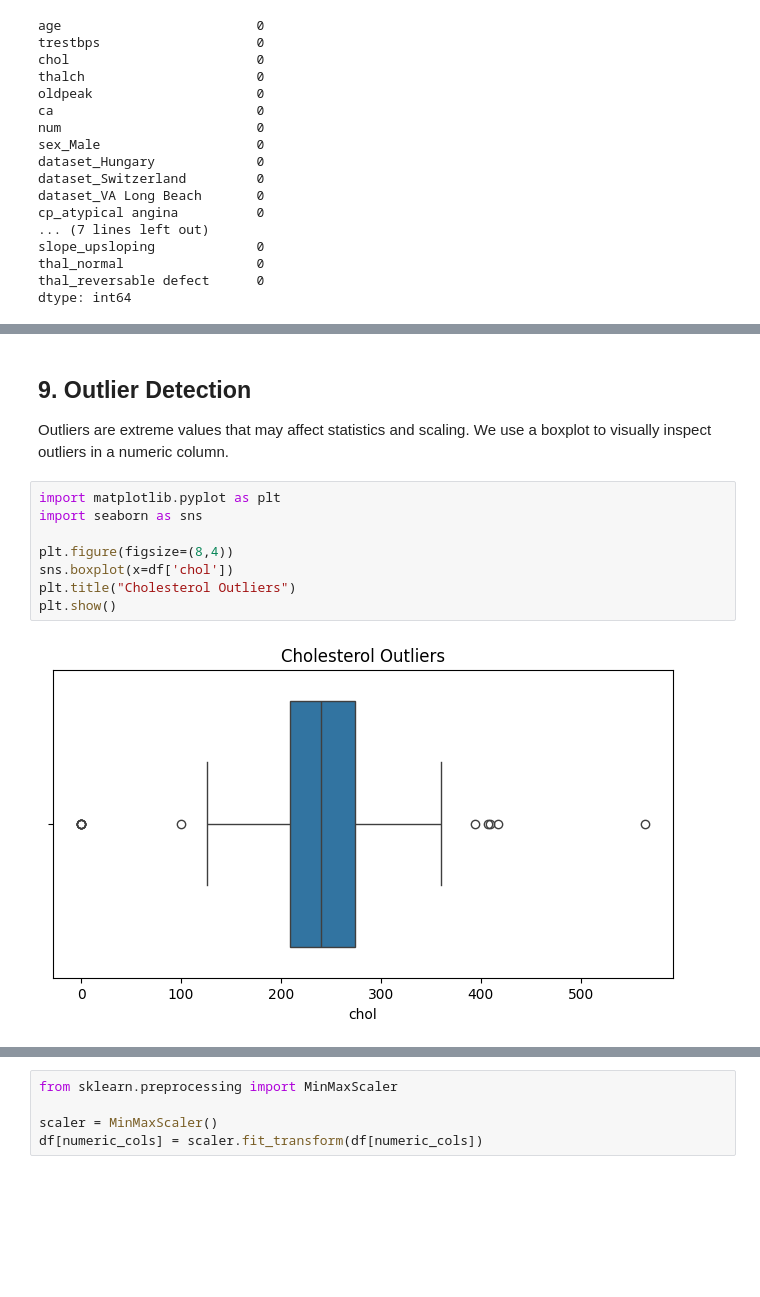
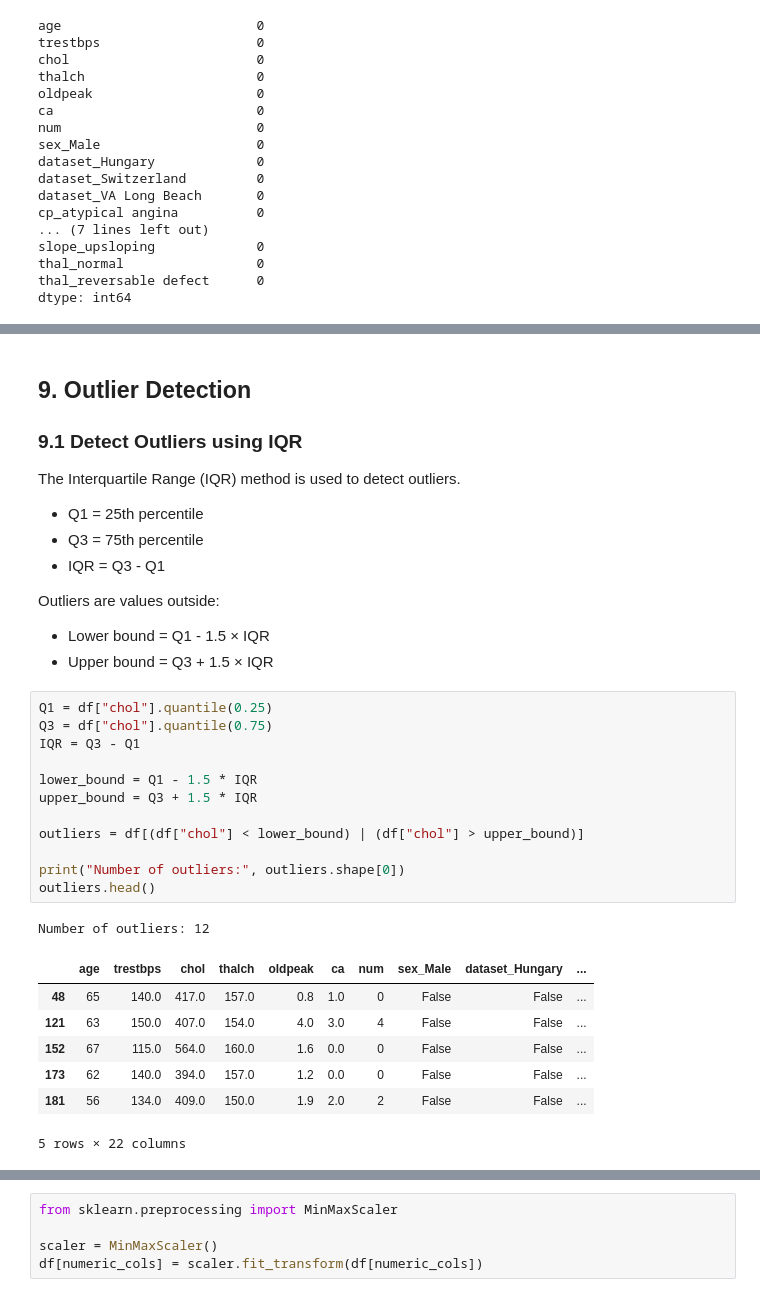
Before and after one commit to danahalghamdi80-ctrl/lap4, a Jupyter notebook: Heart_Disease_Data_Quality.ipynb, the cells around one changed output, grey strips where cells are left out. Drawn from its saved outputs; the diff is of its cells as text; blank space fills up the shorter version.

```diff
--- a/Heart_Disease_Data_Quality.ipynb
+++ b/Heart_Disease_Data_Quality.ipynb
@@ -173,14 +180,35 @@ Rows containing missing values were removed to ensure clean preprocessing.
 # %% [markdown]
 ## 9. Outlier Detection
 
-Outliers are extreme values that may affect statistics and scaling. We use a boxplot to visually inspect outliers in a numeric column.
+### 9.1 Detect Outliers using IQR
+
+The Interquartile Range (IQR) method is used to detect outliers.
+
+- Q1 = 25th percentile
+- Q3 = 75th percentile
+- IQR = Q3 - Q1
+
+Outliers are values outside:
+- Lower bound = Q1 - 1.5 × IQR
+- Upper bound = Q3 + 1.5 × IQR
 # %%
-import matplotlib.pyplot as plt
-import seaborn as sns
+Q1 = df["chol"].quantile(0.25)
+Q3 = df["chol"].quantile(0.75)
+IQR = Q3 - Q1
 
-plt.figure(figsize=(8,4))
-sns.boxplot(x=df['chol'])
-plt.title("Cholesterol Outliers")
-plt.show()
+lower_bound = Q1 - 1.5 * IQR
+upper_bound = Q3 + 1.5 * IQR
+
+outliers = df[(df["chol"] < lower_bound) | (df["chol"] > upper_bound)]
+
+print("Number of outliers:", outliers.shape[0])
+outliers.head()
 # %% [output]
-[figure, removed]
+Number of outliers: 12
+|  | age | trestbps | chol | thalch | oldpeak | ca | num | sex_Male | dataset_Hungary | ... |
+| 48 | 65 | 140.0 | 417.0 | 157.0 | 0.8 | 1.0 | 0 | False | False | ... |
+| 121 | 63 | 150.0 | 407.0 | 154.0 | 4.0 | 3.0 | 4 | False | False | ... |
+| 152 | 67 | 115.0 | 564.0 | 160.0 | 1.6 | 0.0 | 0 | False | False | ... |
+| 173 | 62 | 140.0 | 394.0 | 157.0 | 1.2 | 0.0 | 0 | False | False | ... |
+| 181 | 56 | 134.0 | 409.0 | 150.0 | 1.9 | 2.0 | 2 | False | False | ... |
+5 rows × 22 columns
```
Also changed, not shown: parts of 18 cells of this notebook.
